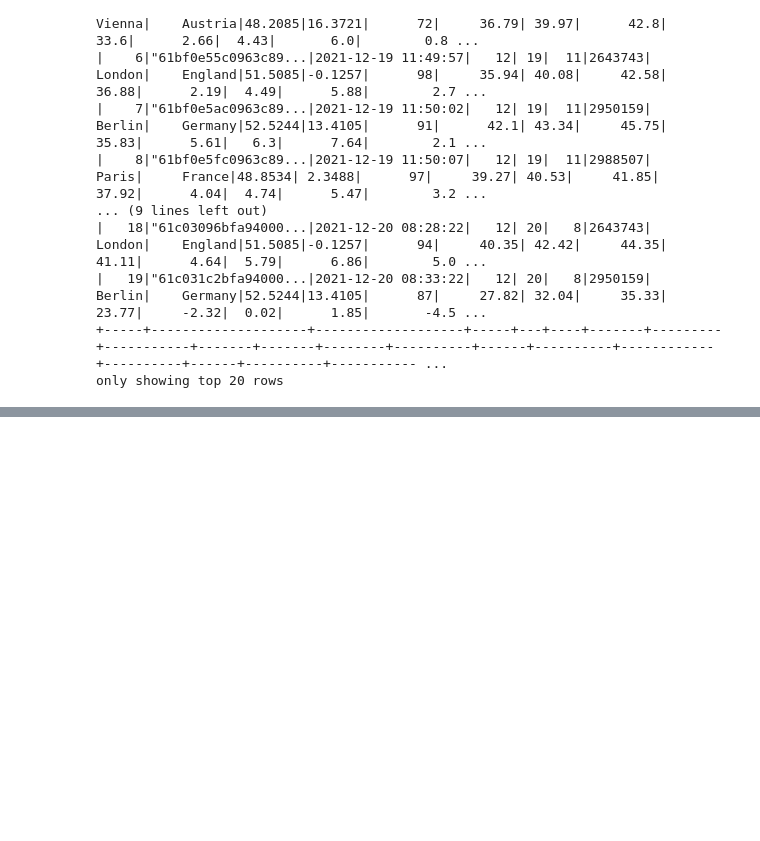
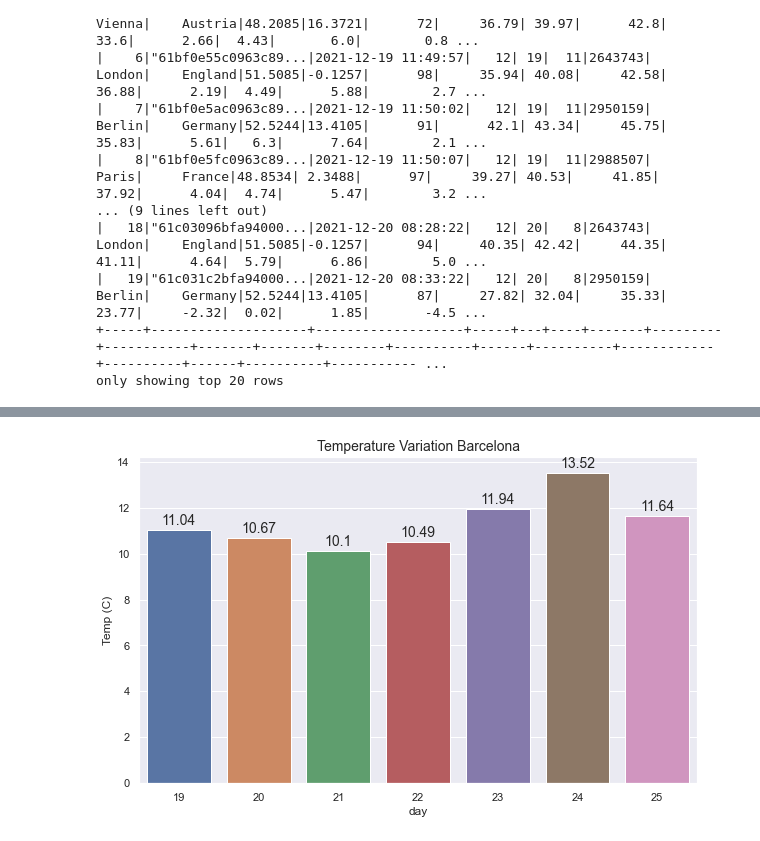
Before and after one commit to felipedmnq/streaming-weather-kafka, a Jupyter notebook: pyspark/notebooks/pyspark_analysis.ipynb, the cells around one changed output, grey strips where cells are left out. Saved outputs shown, nothing was run; the diff lists cells and outputs as text; code cells hidden in the pictures; blank space fills up the shorter version.

```diff
--- a/pyspark/notebooks/pyspark_analysis.ipynb
+++ b/pyspark/notebooks/pyspark_analysis.ipynb
@@ -36,0 +196,8 @@ only showing top 20 rows
+# %%
+barcelona = df1[df1['city'] == 'Barcelona']
+ax2 = sns.barplot(barcelona['day'], barcelona['avg(temp_C)'])
+ax2.set_title("Temperature Variation Barcelona", fontsize=14)
+ax2.set_ylabel("Temp (C)")
+annot_plot(ax2)
+# %% [output]
+[figure, added]
```
Also changed, not shown: parts of 23 cells of this notebook.
